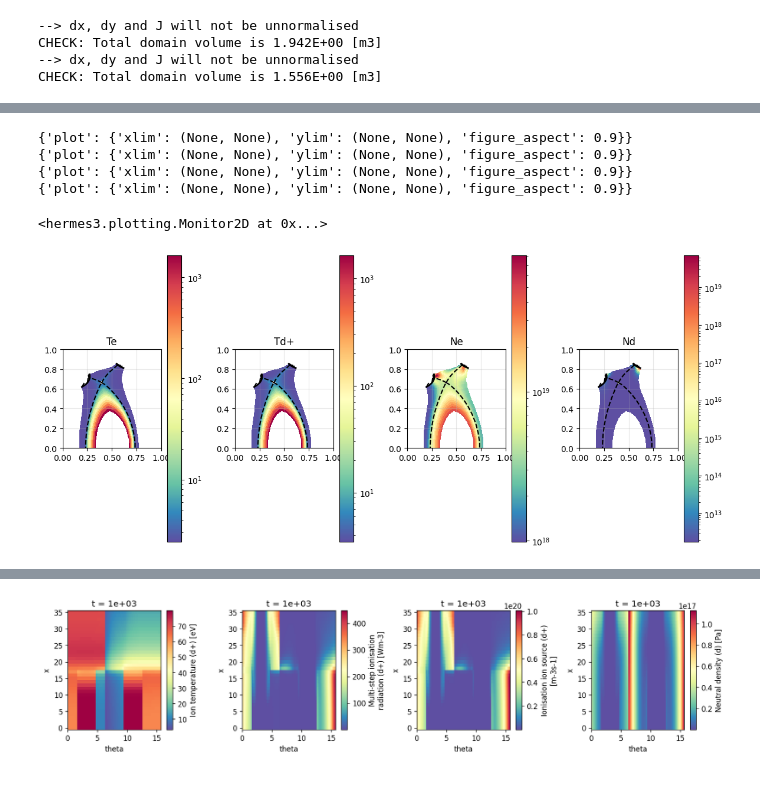
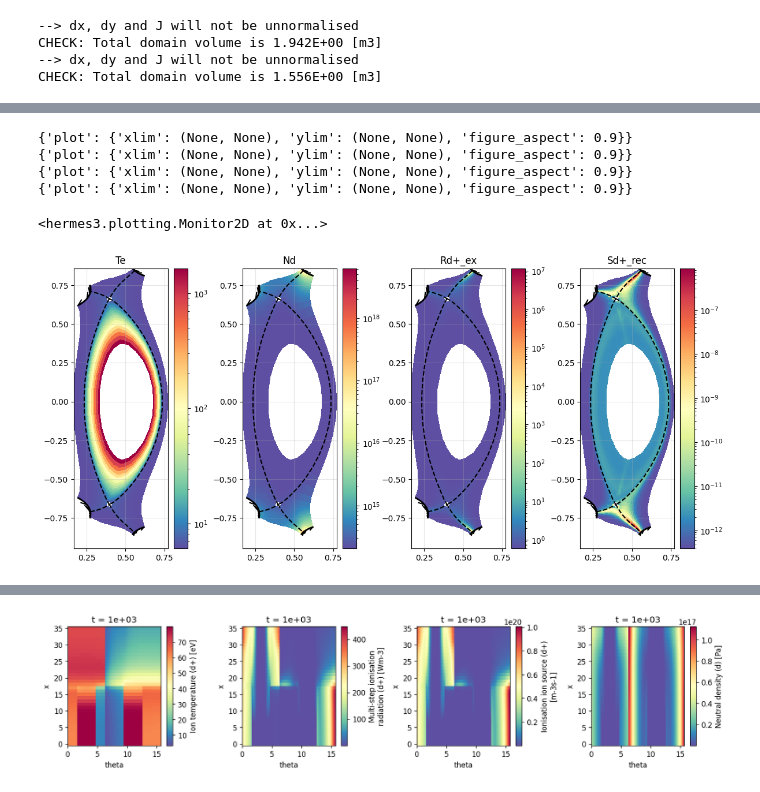
Before and after one commit to mikekryjak/sdtools, a Jupyter notebook: viking-pp.ipynb, the cells around one changed output, grey strips where cells are left out. Drawn from its saved outputs; the diff is of its cells as text; code cells hidden in the pictures.

```diff
--- a/viking-pp.ipynb
+++ b/viking-pp.ipynb
@@ -102,9 +132,9 @@ Monitor2D(caseng, "pcolor", [["Te", "Ne", "Nd", "Sd+_iz"]])
 # %%
-Monitor2D(caseng, "pcolor", [["Te", "Td+", "Ne", "Nd"]])
+Monitor2D(caseng, "pcolor", [["Te", "Nd", "Rd+_ex", "Sd+_rec"]])
 # %% [output]
 {'plot': {'xlim': (None, None), 'ylim': (None, None), 'figure_aspect': 0.9}}
 {'plot': {'xlim': (None, None), 'ylim': (None, None), 'figure_aspect': 0.9}}
 {'plot': {'xlim': (None, None), 'ylim': (None, None), 'figure_aspect': 0.9}}
 {'plot': {'xlim': (None, None), 'ylim': (None, None), 'figure_aspect': 0.9}}
 <hermes3.plotting.Monitor2D at 0x...>
-[figure, old version]
+[figure, new version]
```
Also changed, not shown: parts of 18 cells of this notebook, 2 other files.
